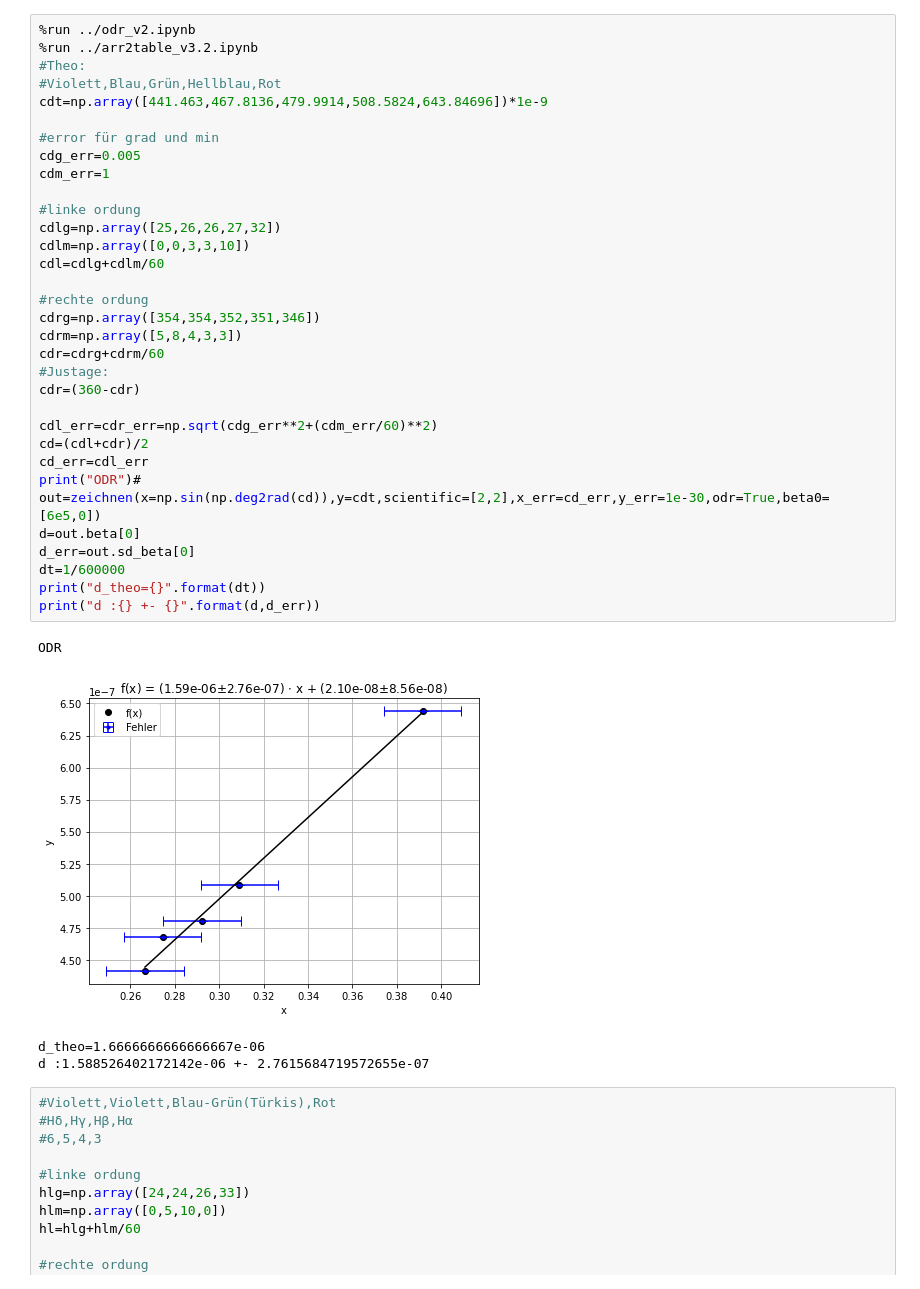
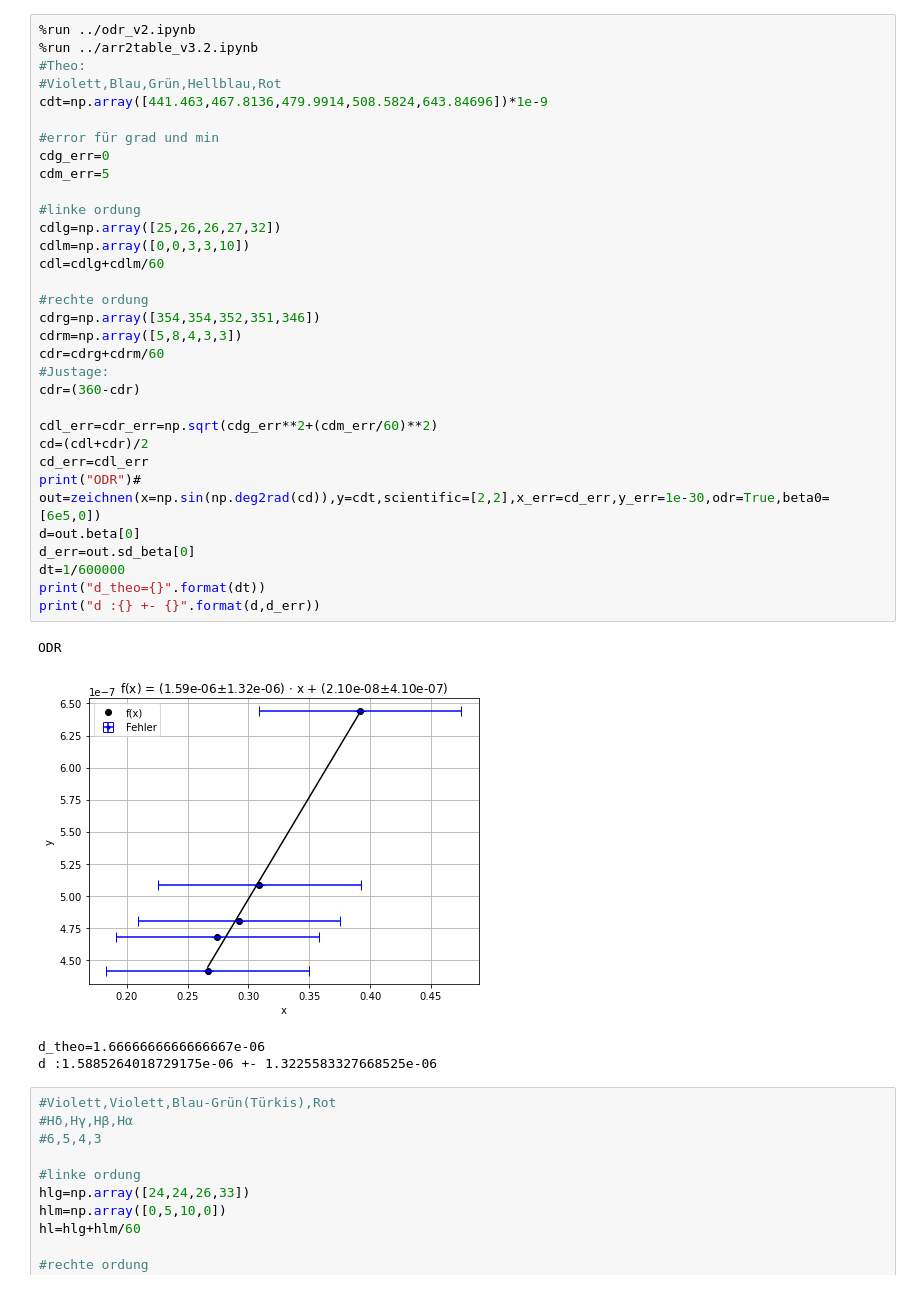
Before and after one commit to Alex-Adam25/python, a Jupyter notebook: Experiment_AS1/plot.ipynb, the cells around one changed output. Drawn from its saved outputs; the diff is of its cells as text.

```diff
--- a/Experiment_AS1/plot.ipynb
+++ b/Experiment_AS1/plot.ipynb
@@ -4,38 +4,38 @@
 #Theo:
 #Violett,Blau,Grün,Hellblau,Rot
 cdt=np.array([441.463,467.8136,479.9914,508.5824,643.84696])*1e-9
 
 #error für grad und min
-cdg_err=0.005
-cdm_err=1
+cdg_err=0
+cdm_err=5
 
 #linke ordung
 cdlg=np.array([25,26,26,27,32])
 cdlm=np.array([0,0,3,3,10])
 cdl=cdlg+cdlm/60
 
 #rechte ordung
 cdrg=np.array([354,354,352,351,346])
 cdrm=np.array([5,8,4,3,3])
 cdr=cdrg+cdrm/60
 #Justage:
 cdr=(360-cdr)
 
 cdl_err=cdr_err=np.sqrt(cdg_err**2+(cdm_err/60)**2)
 cd=(cdl+cdr)/2
 cd_err=cdl_err
 print("ODR")#
 out=zeichnen(x=np.sin(np.deg2rad(cd)),y=cdt,scientific=[2,2],x_err=cd_err,y_err=1e-30,odr=True,beta0=[6e5,0])
 d=out.beta[0]
 d_err=out.sd_beta[0]
 dt=1/600000
 print("d_theo={}".format(dt))
 print("d :{} +- {}".format(d,d_err))
 # %% [output]
 ODR
-[figure, old version]
+[figure, new version]
 d_theo=1.6666666666666667e-06
-d :1.588526402172142e-06 +- 2.7615684719572655e-07
+d :1.5885264018729175e-06 +- 1.3225583327668525e-06
 # %%
 #Violett,Violett,Blau-Grün(Türkis),Rot
 #Hδ,Hγ,Hβ,Hα
```
